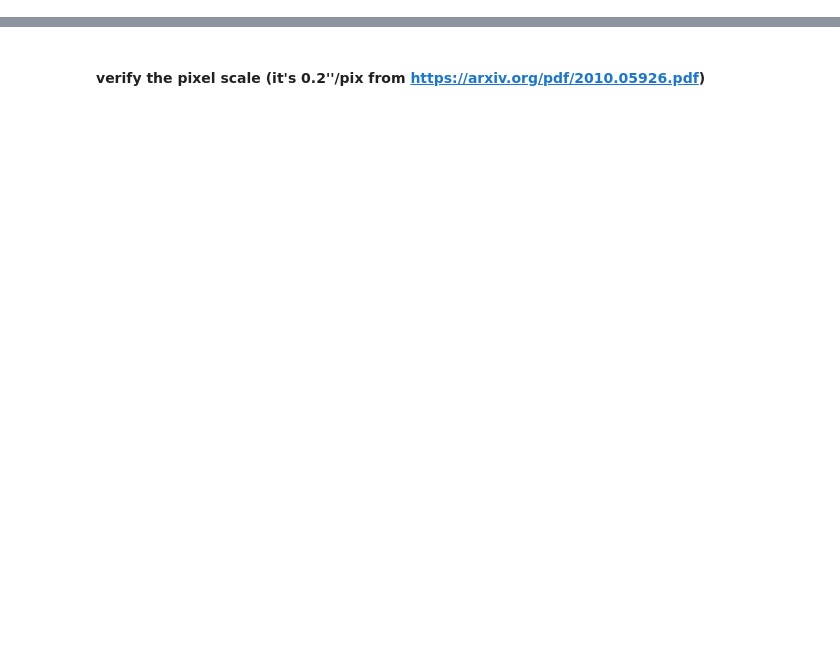
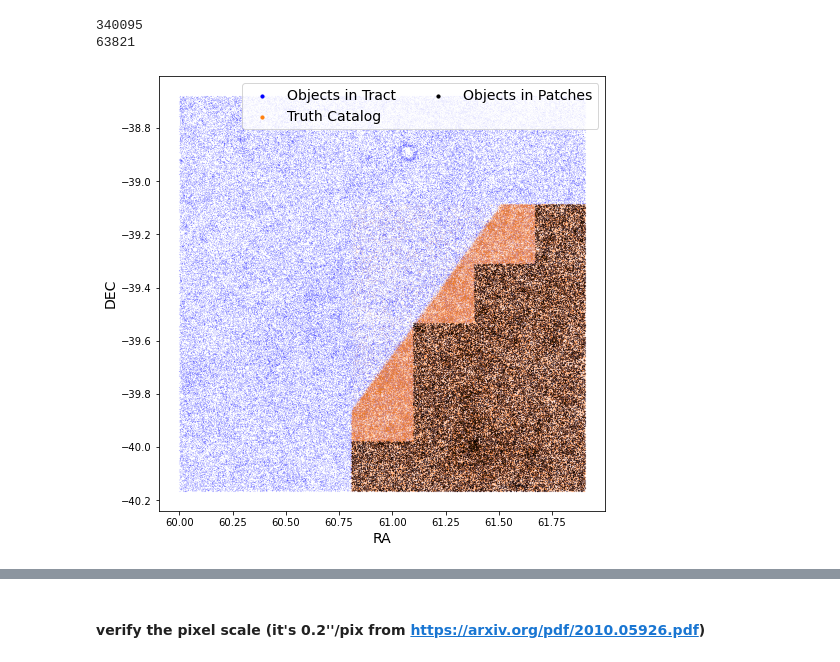
Before and after one commit to LSSTDESC/Cluster_Blending, a Jupyter notebook: match_ellipse_dc2.ipynb, the cells around one changed output, grey strips where cells are left out. Cells and saved outputs as stored; diff of their text form; code cells hidden in the pictures; blank space fills up the shorter version.

```diff
--- a/match_ellipse_dc2.ipynb
+++ b/match_ellipse_dc2.ipynb
@@ -11 +108,41 @@ from astropy.table import Table
+# %%
+mask = np.zeros(len(obj_all), dtype=bool)
+
+for i in ['0', '1', '2', '3', '4']:
+    pat = f'0,{i}'
+    mask = mask | (obj_all['patch'] == pat)
+
+for i in ['0', '1', '2', '3']:
+    pat = f'1,{i}'
+    mask = mask | (obj_all['patch'] == pat)
+
+for i in ['0', '1', '2']:
+    pat = f'2,{i}'
+    mask = mask | (obj_all['patch'] == pat)
+
+mask = mask | (obj_all['patch'] == '3,0')
+
+obj = obj_all[mask]
+
+fig = plt.figure(figsize=(8,8))
+ax = fig.add_subplot(111)
+
+ax.scatter(obj_all['ra'], obj_all['dec'], c='b', s=0.001)
+ax.scatter(truth['ra'], truth['dec'], c='C1', s=0.001)
+ax.scatter(obj['ra'], obj['dec'], c='k', s=0.01)
+
+ax.scatter([], [], c='b', s=10, label='Objects in Tract')
+ax.scatter([], [], c='C1', s=10, label='Truth Catalog')
+ax.scatter([], [], c='k', s=10, label='Objects in Patches')
+
+ax.set_xlabel('RA', fontsize=14)
+ax.set_ylabel('DEC', fontsize=14)
+ax.legend(prop={'size':14}, ncol=2)
+
+print(len(truth))
+print(len(obj))
+# %% [output]
+340095
+63821
+[figure, added]
 # %% [markdown]
```
Also changed, not shown: parts of 90 cells of this notebook.
